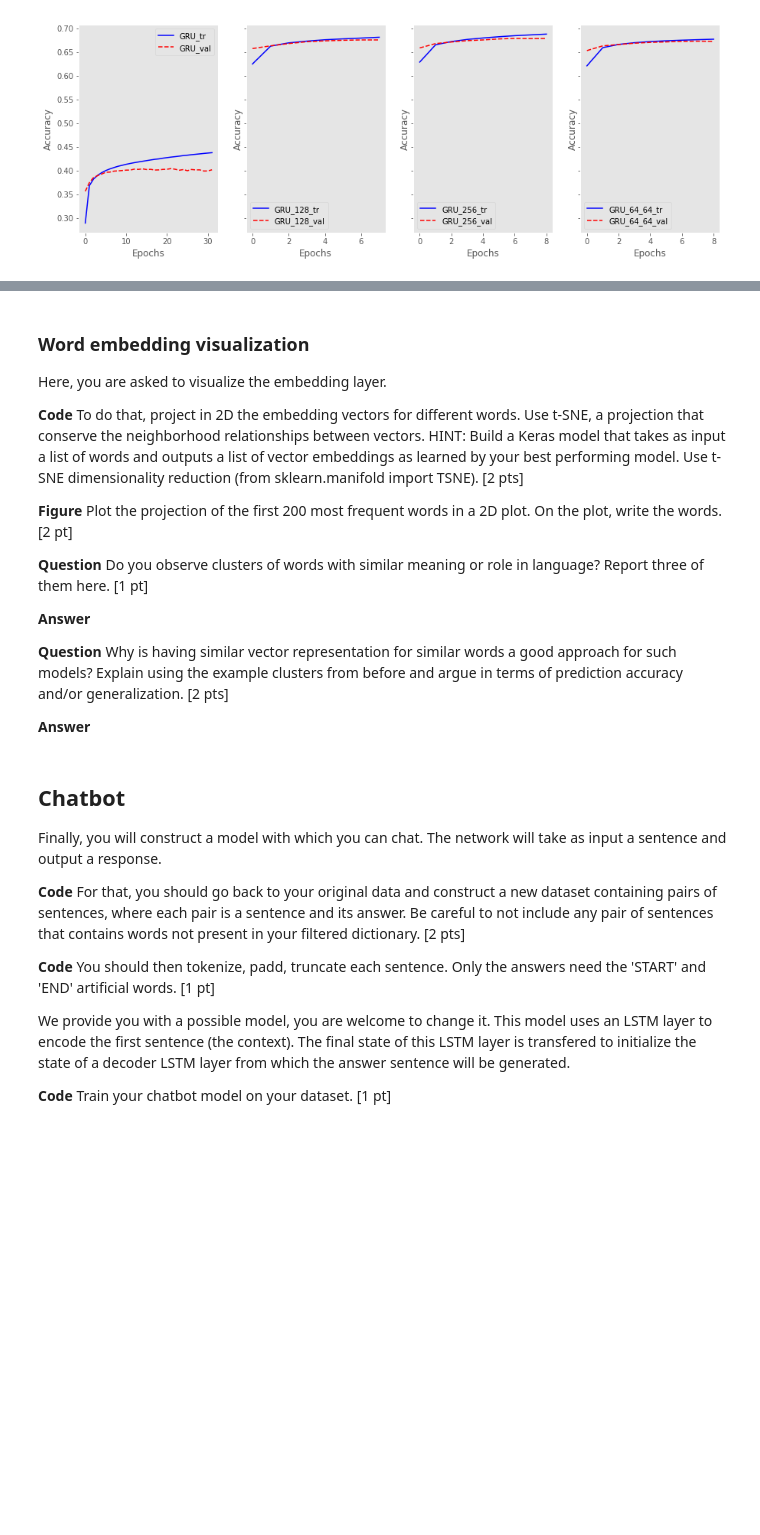
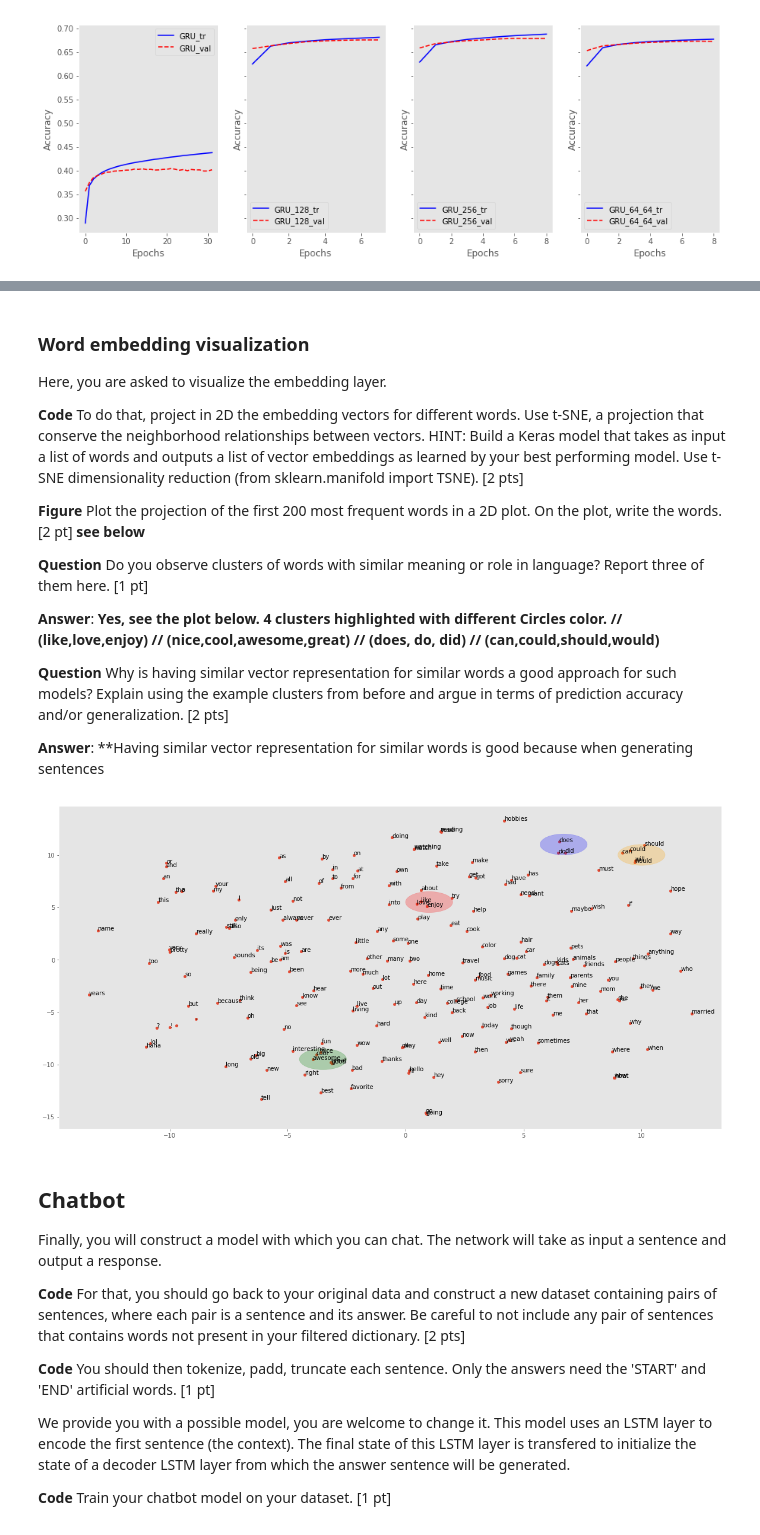
Before and after one commit to zweili/ann_miniproject2, a Jupyter notebook: miniproject2_ChatBot.ipynb, the cells around one changed output, grey strips where cells are left out. Cells and saved outputs as stored; diff of their text form; code cells hidden in the pictures; blank space fills up the shorter version.

Commit message:
word embedding vizualization done

```diff
--- a/miniproject2_ChatBot.ipynb
+++ b/miniproject2_ChatBot.ipynb
@@ -1021,5 +1025,5 @@ for j,t in enumerate(temperature):
 # %%
-base_sentence1 =["i", "eat", "delicious", "carrots", "PADD", "PADD", "PADD", "PADD", "PADD", "PADD",
+base_sentence1 =["he", "often", "plays", "tennis", "PADD", "PADD", "PADD", "PADD", "PADD", "PADD",
                      "PADD", "PADD", "PADD", "PADD", "PADD", "PADD", "PADD", "PADD", "PADD", "PADD",
                      "PADD", "PADD", "PADD", "PADD"]
 
@@ -1076,12 +1080,15 @@ Here, you are asked to visualize the embedding layer.
 
 **Code** To do that, project in 2D the embedding vectors for different words. Use t-SNE, a projection that conserve the neighborhood relationships between vectors. HINT: Build a Keras model that takes as input a list of words and outputs a list of vector embeddings as learned by your best performing model. Use t-SNE dimensionality reduction (from sklearn.manifold import TSNE). [2 pts]
 
-**Figure** Plot the projection of the first 200 most frequent words in a 2D plot. On the plot, write the words. [2 pt]
+**Figure** Plot the projection of the first 200 most frequent words in a 2D plot. On the plot, write the words. [2 pt] **see below**
 
 **Question** Do you observe clusters of words with similar meaning or role in language? Report three of them here. [1 pt]
 
-**Answer**
+**Answer**: **Yes, see the plot below. 4 clusters highlighted with different Circles color. // (like,love,enjoy) // (nice,cool,awesome,great) // (does, do, did) // (can,could,should,would)**
 
 **Question** Why is having similar vector representation for similar words a good approach for such models? Explain using the example clusters from before and argue in terms of prediction accuracy and/or generalization. [2 pts]
 
-**Answer**
+**Answer**: **Having similar vector representation for similar words is good because when generating sentences
+# %%
+most_freq_words = [w for w,freq in sorted_list[:200]]
+idx_most_freq = [tokens[i] for i in most_freq_words]
@@ -1088,3 +1097,25 @@ Here, you are asked to visualize the embedding layer.
+# %%
+tsne_embedded = TSNE(n_components=2).fit_transform(lstm_embedding[idx_most_freq])
+# %%
+plt.figure(figsize = (20,10))
+ax = plt.gca()
+ax.scatter(tsne_embedded[:,0],tsne_embedded[:,1], s=20)
+
+for i, txt in enumerate(most_freq_words):
+    ax.annotate(txt, (tsne_embedded[i]))
+
+condi_circle = plt.Circle((10,10),1,alpha=0.25, color="orange")
+do_circle = plt.Circle((6.7,11),1,alpha=0.25, color="blue")
+like_circle = plt.Circle((1,5.5), 1,alpha=0.25, color="red")
+great_circle = plt.Circle((-3.5,-9.5), 1,alpha=0.25, color="green")
+
+ax.add_artist(condi_circle)
+ax.add_artist(do_circle)
+ax.add_artist(like_circle)
+ax.add_artist(great_circle)
+plt.show()
+# %% [output]
+[figure, added]
 # %% [markdown]
 ## Chatbot
 
```
Also changed, not shown: parts of 9 cells of this notebook.
